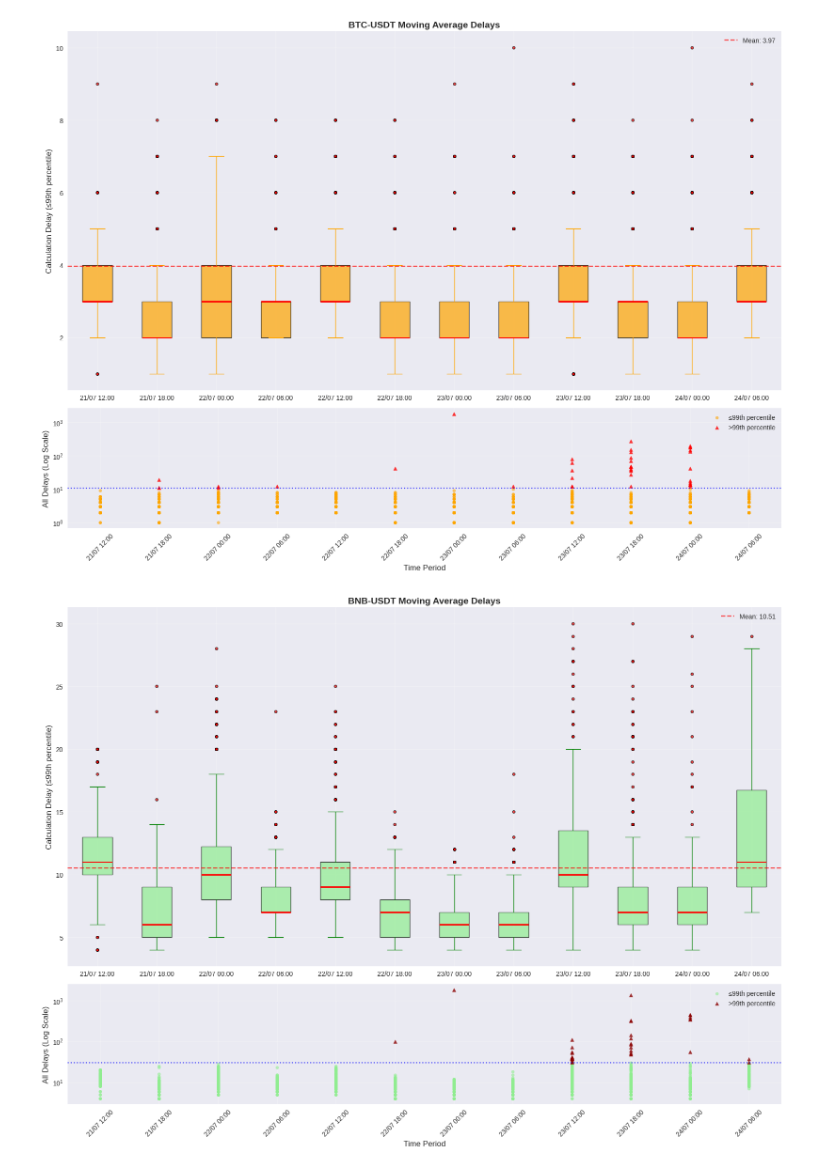
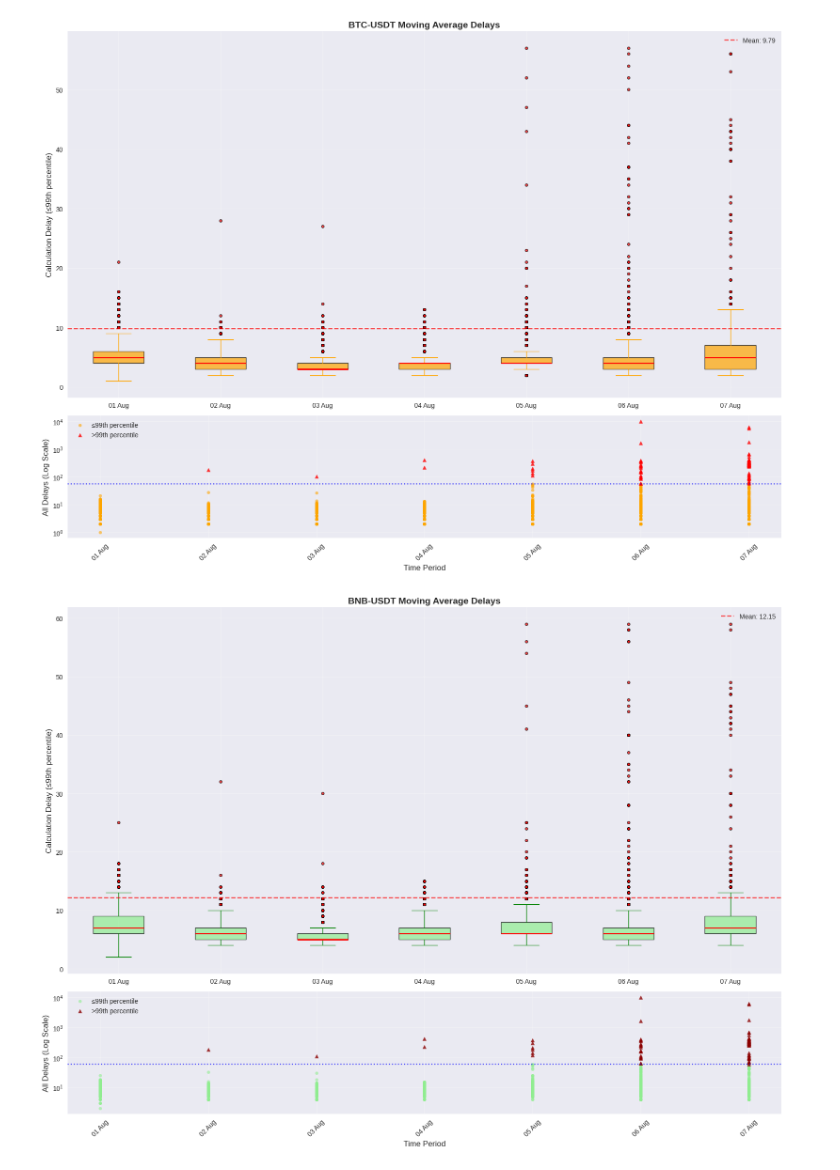
Before and after one commit to NontasBak/embedded-crypto-monitor, a Jupyter notebook: docs/graphs.ipynb, the cells around one changed output. Drawn from its saved outputs; the diff is of its cells as text; code cells hidden in the pictures.

```diff
--- a/docs/graphs.ipynb
+++ b/docs/graphs.ipynb
@@ -11,7 +11,7 @@ sns.set_palette("husl")
 # %%
 data_path = '../data/average.txt'
 
-columns = ['symbol', 'ma_price', 'timestamp', 'calculation_delay']
+columns = ['symbol', 'ma_price', 'ma_volume', 'timestamp', 'calculation_delay']
 df = pd.read_csv(data_path, sep=' ', names=columns, header=None)
 
 df['datetime'] = pd.to_datetime(df['timestamp'], unit='ms')
@@ -23,12 +23,12 @@ btc_data = df[df['symbol'] == 'BTC-USDT'].sort_values('datetime')
 q99 = btc_data['calculation_delay'].quantile(0.99)
 btc_normal = btc_data[btc_data['calculation_delay'] <= q99].copy()
 
-btc_normal['hour_bin'] = btc_normal['datetime'].dt.floor('6h')
-btc_normal['hour_label'] = btc_normal['hour_bin'].dt.strftime('%d/%m %H:%M')
+btc_normal['day_bin'] = btc_normal['datetime'].dt.floor('D')
+btc_normal['day_label'] = btc_normal['day_bin'].dt.strftime('%d %b')
 
-box_data_normal = [btc_normal[btc_normal['hour_bin'] == bin_time]['calculation_delay'].values
-                   for bin_time in sorted(btc_normal['hour_bin'].unique())]
-box_labels_normal = [label for label in sorted(btc_normal['hour_label'].unique())]
+box_data_normal = [btc_normal[btc_normal['day_bin'] == bin_time]['calculation_delay'].values
+                   for bin_time in sorted(btc_normal['day_bin'].unique())]
+box_labels_normal = [label for label in sorted(btc_normal['day_label'].unique())]
 
 bp1 = ax1.boxplot(box_data_normal, tick_labels=box_labels_normal, patch_artist=True,
                   boxprops=dict(facecolor='orange', alpha=0.7),
@@ -46,12 +46,12 @@ ax1.axhline(y=all_mean, color='red', linestyle='--', alpha=0.7,
             label=f'Mean: {all_mean:.2f}')
 ax1.legend(loc='upper right')
 
-btc_data['hour_bin'] = btc_data['datetime'].dt.floor('6h')
-btc_data['hour_label'] = btc_data['hour_bin'].dt.strftime('%d/%m %H:%M')
+btc_data['day_bin'] = btc_data['datetime'].dt.floor('D')
+btc_data['day_label'] = btc_data['day_bin'].dt.strftime('%d %b')
 
-unique_bins = sorted(btc_data['hour_bin'].unique())
+unique_bins = sorted(btc_data['day_bin'].unique())
 bin_to_x = {bin_time: i+1 for i, bin_time in enumerate(unique_bins)}
-btc_data['x_pos'] = btc_data['hour_bin'].map(bin_to_x)
+btc_data['x_pos'] = btc_data['day_bin'].map(bin_to_x)
 
 btc_outliers = btc_data[btc_data['calculation_delay'] > q99]
 btc_normal_scatter = btc_data[btc_data['calculation_delay'] <= q99]
@@ -79,7 +79,7 @@ ax2.axhline(y=q99, color='blue', linestyle=':', alpha=0.7,
 plt.tight_layout()
 plt.show()
 # %% [output]
-[figure, old version]
+[figure, new version]
 # %%
 fig, (ax1, ax2) = plt.subplots(2, 1, figsize=(16, 12), height_ratios=[3, 1])
 
@@ -88,12 +88,12 @@ bnb_data = df[df['symbol'] == 'BNB-USDT'].sort_values('datetime')
 q99_bnb = bnb_data['calculation_delay'].quantile(0.99)
 bnb_filtered = bnb_data[bnb_data['calculation_delay'] <= q99_bnb].copy()
 
-bnb_filtered['hour_bin'] = bnb_filtered['datetime'].dt.floor('6h')
-bnb_filtered['hour_label'] = bnb_filtered['hour_bin'].dt.strftime('%d/%m %H:%M')
+bnb_filtered['day_bin'] = bnb_filtered['datetime'].dt.floor('D')
+bnb_filtered['day_label'] = bnb_filtered['day_bin'].dt.strftime('%d %b')
 
-box_data_filtered = [bnb_filtered[bnb_filtered['hour_bin'] == bin_time]['calculation_delay'].values
-                     for bin_time in sorted(bnb_filtered['hour_bin'].unique())]
-box_labels_filtered = [label for label in sorted(bnb_filtered['hour_label'].unique())]
+box_data_filtered = [bnb_filtered[bnb_filtered['day_bin'] == bin_time]['calculation_delay'].values
+                     for bin_time in sorted(bnb_filtered['day_bin'].unique())]
+box_labels_filtered = [label for label in sorted(bnb_filtered['day_label'].unique())]
 
 bp1 = ax1.boxplot(box_data_filtered, tick_labels=box_labels_filtered, patch_artist=True,
                   boxprops=dict(facecolor='lightgreen', alpha=0.7),
@@ -111,40 +111,40 @@ ax1.axhline(y=all_mean_bnb, color='red', linestyle='--', alpha=0.7,
             label=f'Mean: {all_mean_bnb:.2f}')
 ax1.legend(loc='upper right')
 
-bnb_data['hour_bin'] = bnb_data['datetime'].dt.floor('6h')
-bnb_data['hour_label'] = bnb_data['hour_bin'].dt.strftime('%d/%m %H:%M')
+bnb_data['day_bin'] = bnb_data['datetime'].dt.floor('D')
+bnb_data['day_label'] = bnb_data['day_bin'].dt.strftime('%d %b')
 
-unique_bins_bnb = sorted(bnb_data['hour_bin'].unique())
+unique_bins_bnb = sorted(bnb_data['day_bin'].unique())
 bin_to_x_bnb = {bin_time: i+1 for i, bin_time in enumerate(unique_bins_bnb)}
-bnb_data['x_pos'] = bnb_data['hour_bin'].map(bin_to_x_bnb)
+bnb_data['x_pos'] = bnb_data['day_bin'].map(bin_to_x_bnb)
 
 bnb_outliers = bnb_data[bnb_data['calculation_delay'] > q99_bnb]
 bnb_filtered_scatter = bnb_data[bnb_data['calculation_delay'] <= q99_bnb]
 
 ax2.scatter(bnb_filtered_scatter['x_pos'], bnb_filtered_scatter['calculation_delay'],
            alpha=0.6, s=20, color='lightgreen', label=f'≤99th percentile')
 
 if len(bnb_outliers) > 0:
     ax2.scatter(bnb_outliers['x_pos'], bnb_outliers['calculation_delay'],
                alpha=0.8, s=30, color='darkred', marker='^',
                label=f'>99th percentile')
 
 ax2.set_xlabel('Time Period', fontsize=12)
 ax2.set_ylabel('All Delays (Log Scale)', fontsize=12)
 ax2.set_yscale('log')
 ax2.grid(True, alpha=0.3)
 ax2.legend()
 
 ax2.set_xticks(range(1, len(box_labels_filtered) + 1))
 ax2.set_xticklabels(box_labels_filtered, rotation=45)
 
 ax2.axhline(y=q99_bnb, color='blue', linestyle=':', alpha=0.7,
             label=f'99th percentile: {q99_bnb:.0f}')
 
 plt.tight_layout()
 plt.show()
 # %% [output]
-[figure, old version]
+[figure, new version]
 # %%
 pearson_path = '../data/pearson.txt'
 
```
Also changed, not shown: parts of 3 cells of this notebook, 9 other files.
